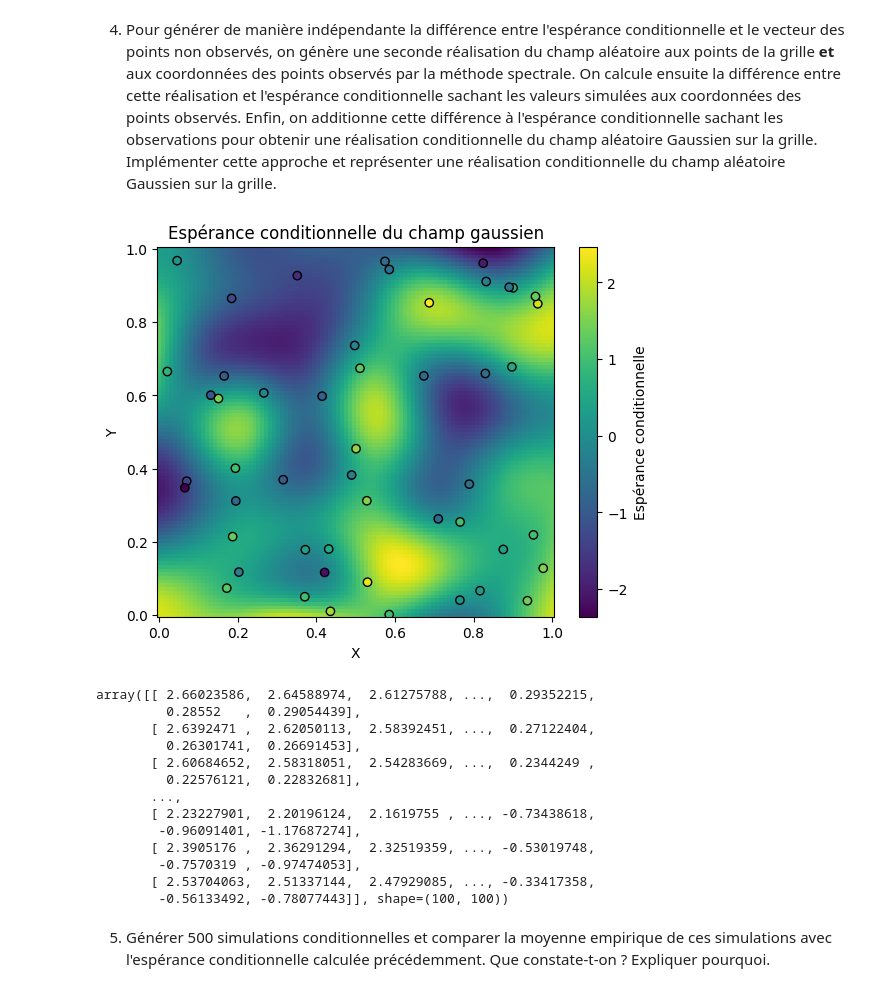
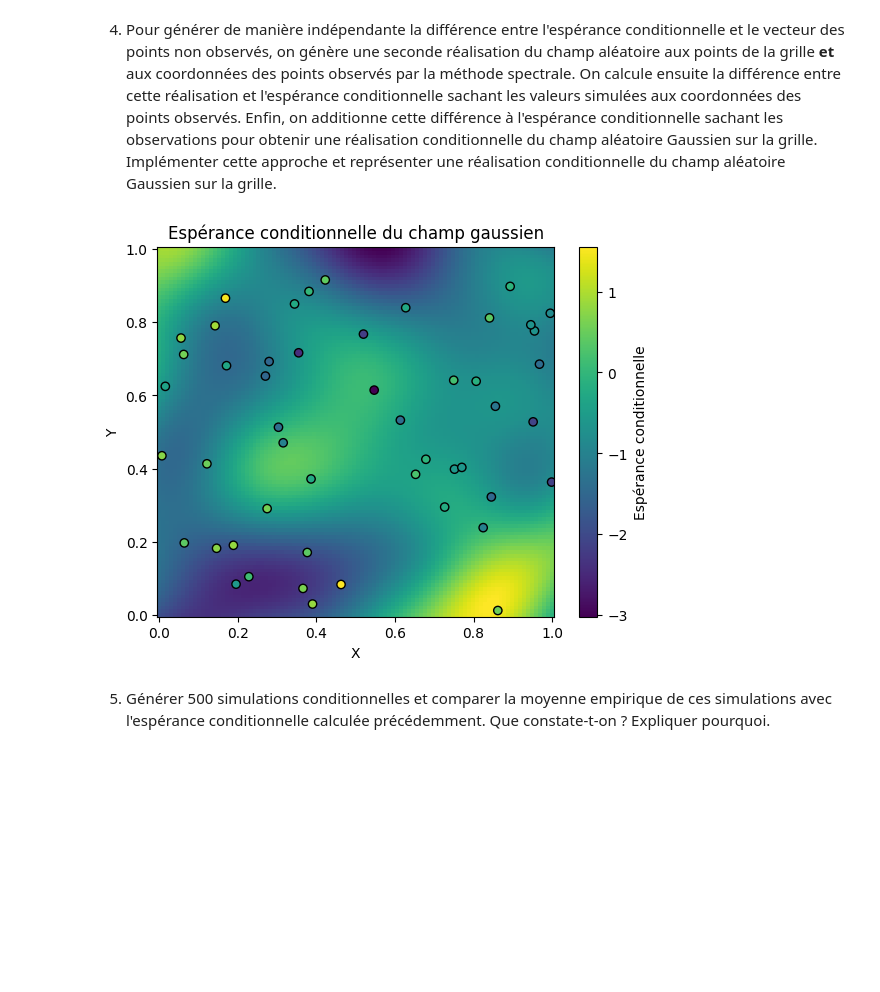
Before and after one commit to noamguillou/Projet-Probabilites, a Jupyter notebook: Pablo.ipynb, the cells around one changed output. Saved outputs shown, nothing was run; the diff lists cells and outputs as text; code cells hidden in the pictures; blank space fills up the shorter version.

Commit message:
Reprise méthode spectrale et conditionnelle

```diff
--- a/Pablo.ipynb
+++ b/Pablo.ipynb
@@ -199,17 +199,17 @@ def methode_spectrale(liste_coordonees, a, N):
     return Y
 
 a=0.05
-N=100
-
-X=np.linspace(0, 1, N, endpoint=True)
-Y=np.linspace(0, 1, N, endpoint=True)
-liste_coordonees=np.array([[X[i], Y[j]] for i in range(N) for j in range(N)])
+N=500
+n=100
+X=np.linspace(0, 1, n, endpoint=True)
+Y=np.linspace(0, 1, n, endpoint=True)
+liste_coordonees=np.array([[X[i], Y[j]] for i in range(n) for j in range(n)])
 vecteur_gaussien=methode_spectrale(liste_coordonees, a, N)
-Z=np.array(vecteur_gaussien).reshape(N, N)
-plt.pcolormesh(X, Y, Z,shading="gouraud")
+Z=np.array(vecteur_gaussien).reshape(n, n)
+plt.pcolormesh(X, Y, Z)#shading="gouraud"
 plt.colorbar()
 plt.xlabel("x")
 plt.ylabel("y")
 plt.title("Représentation du champ aléatoire Gaussien simulé")
-plt.show()
+plt.show();
 # %% [output]
@@ -302,7 +302,7 @@ points_2=np.array([(valeurs[i],valeurs[j]) for i in range(n_2) for j in range(n_
 distance_21=scp.distance_matrix(points_2,points_1)
 K_21=covariance_gaussienne(distance_21,sigma2,a)
 
-X_1=np.random.multivariate_normal(np.zeros(n_1),K)
+X_1=np.random.multivariate_normal(np.zeros(n_1),K_1)
 E_21=K_21@np.linalg.solve(K_1, X_1)
 E_21=E_21.reshape(n_2,n_2)
 
@@ -335,58 +335,45 @@ def simulation_conditionnelle():
             Y.append(y)
         return Y
 
     sigma2 = 1.0
     a = 0.05
     n_1=50
     n_2=100
     n_tot=n_1+n_2
     N=100
     valeurs=np.linspace(0,1,n_2,endpoint=True)
     points_1=np.random.rand(n_1, 2)
     points_2=np.array([(valeurs[i],valeurs[j]) for i in range(n_2) for j in range(n_2)])
     points=np.vstack([points_2, points_1])
 
     distance_1=scp.distance_matrix(points_1,points_1)
     K_1=covariance_gaussienne(distance_1,sigma2,a)
     K_1=K_1+np.identity(len(K_1))*10**(-2)
     distance_21=scp.distance_matrix(points_2,points_1)
     K_21=covariance_gaussienne(distance_21,sigma2,a)
 
 
-    X_1=np.random.multivariate_normal(np.zeros(n_1),K)
+    X_1=np.random.multivariate_normal(np.zeros(n_1),K_1)
     E_21=K_21@np.linalg.solve(K_1, X_1)
 
 
     Champ_tot=methode_spectrale(points,a,N)
     Champ_nonobs=Champ_tot[:-n_1]
     Diff=Champ_nonobs-K_21@np.linalg.solve(K_1, Champ_tot[-n_1:])
     X_2=E_21+Diff
+    return X_2
 
-    X_2=X_2.reshape(n_2,n_2)
-    plt.pcolormesh(points_2[:,0].reshape(n_2,n_2), points_2[:,1].reshape(n_2,n_2),  X_2, shading="auto", cmap="viridis")
-    plt.scatter(points_1[:, 0], points_1[:, 1], c=X_1, edgecolors="black", cmap="viridis")
-    plt.colorbar(label="Espérance conditionnelle")
-    plt.title("Espérance conditionnelle du champ gaussien")
-    plt.xlabel("X")
-    plt.ylabel("Y")
-    plt.show();
-    return X_2
-simulation_conditionnelle()
+X_2=simulation_conditionnelle()
+X_2=X_2.reshape(n_2,n_2)
+plt.pcolormesh(points_2[:,0].reshape(n_2,n_2), points_2[:,1].reshape(n_2,n_2),  X_2, shading="auto", cmap="viridis")
+plt.scatter(points_1[:, 0], points_1[:, 1], c=X_1, edgecolors="black", cmap="viridis")
+plt.colorbar(label="Espérance conditionnelle")
+plt.title("Espérance conditionnelle du champ gaussien")
+plt.xlabel("X")
+plt.ylabel("Y")
+plt.show();
 # %% [output]
-[figure, old version]
+[figure, new version]
-array([[ 2.66023586,  2.64588974,  2.61275788, ...,  0.29352215,
-         0.28552   ,  0.29054439],
-       [ 2.6392471 ,  2.62050113,  2.58392451, ...,  0.27122404,
-         0.26301741,  0.26691453],
-       [ 2.60684652,  2.58318051,  2.54283669, ...,  0.2344249 ,
-         0.22576121,  0.22832681],
-       ...,
-       [ 2.23227901,  2.20196124,  2.1619755 , ..., -0.73438618,
-        -0.96091401, -1.17687274],
-       [ 2.3905176 ,  2.36291294,  2.32519359, ..., -0.53019748,
-        -0.7570319 , -0.97474053],
-       [ 2.53704063,  2.51337144,  2.47929085, ..., -0.33417358,
-        -0.56133492, -0.78077443]], shape=(100, 100))
 # %% [markdown]
 5. Générer 500 simulations conditionnelles et comparer la moyenne empirique de ces simulations avec l'espérance conditionnelle calculée précédemment. Que constate-t-on ? Expliquer pourquoi.
 # %%
```
Also changed, not shown: parts of 5 cells of this notebook.
